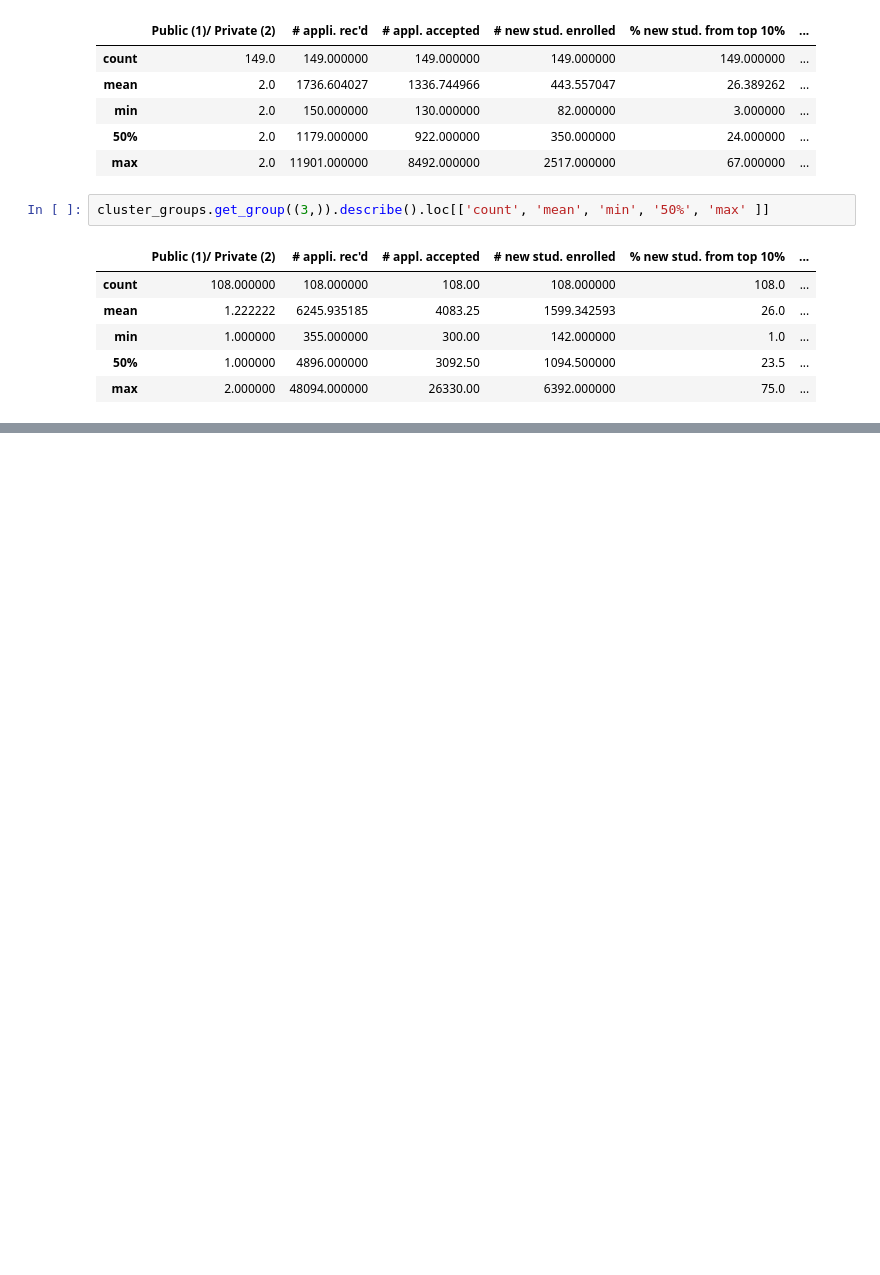
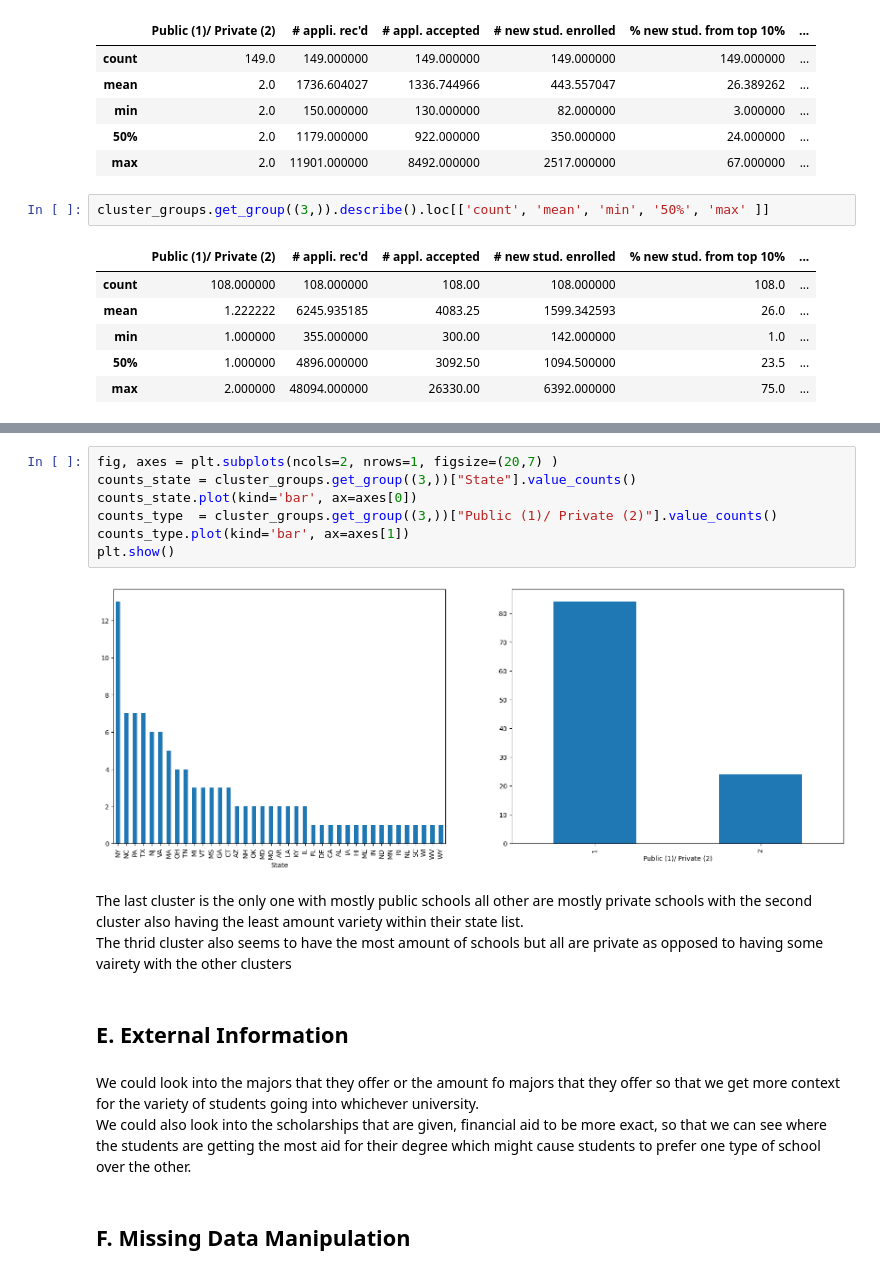
Before and after one commit to Abel-Lagonell/Data-Mining, a Jupyter notebook: Homework03_Abel_Lagonell.ipynb, the cells around one changed output, grey strips where cells are left out. Cells and saved outputs as stored; diff of their text form; blank space fills up the shorter version.

```diff
--- a/Homework03_Abel_Lagonell.ipynb
+++ b/Homework03_Abel_Lagonell.ipynb
@@ -99,0 +135,19 @@ cluster_groups.get_group((3,)).describe().loc[['count', 'mean', 'min', '50%', 'm
+# %%
+fig, axes = plt.subplots(ncols=2, nrows=1, figsize=(20,7) )
+counts_state = cluster_groups.get_group((3,))["State"].value_counts()
+counts_state.plot(kind='bar', ax=axes[0])
+counts_type  = cluster_groups.get_group((3,))["Public (1)/ Private (2)"].value_counts()
+counts_type.plot(kind='bar', ax=axes[1])
+plt.show()
+# %% [output]
+[figure, added]
+# %% [markdown]
+The last cluster is the only one with mostly public schools all other are mostly private schools with the second cluster also having the least amount variety within their state list.
+The thrid cluster also seems to have the most amount of schools but all are private as opposed to having some vairety with the other clusters
+# %% [markdown]
+## E. External Information
+# %% [markdown]
+We could look into the majors that they offer or the amount fo majors that they offer so that we get more context for the variety of students going into whichever university.
+We could also look into the scholarships that are given, financial aid to be more exact, so that we can see where the students are getting the most aid for their degree which might cause students to prefer one type of school over the other.
+# %% [markdown]
+## F. Missing Data Manipulation
```
Also changed, not shown: parts of 38 cells of this notebook.
